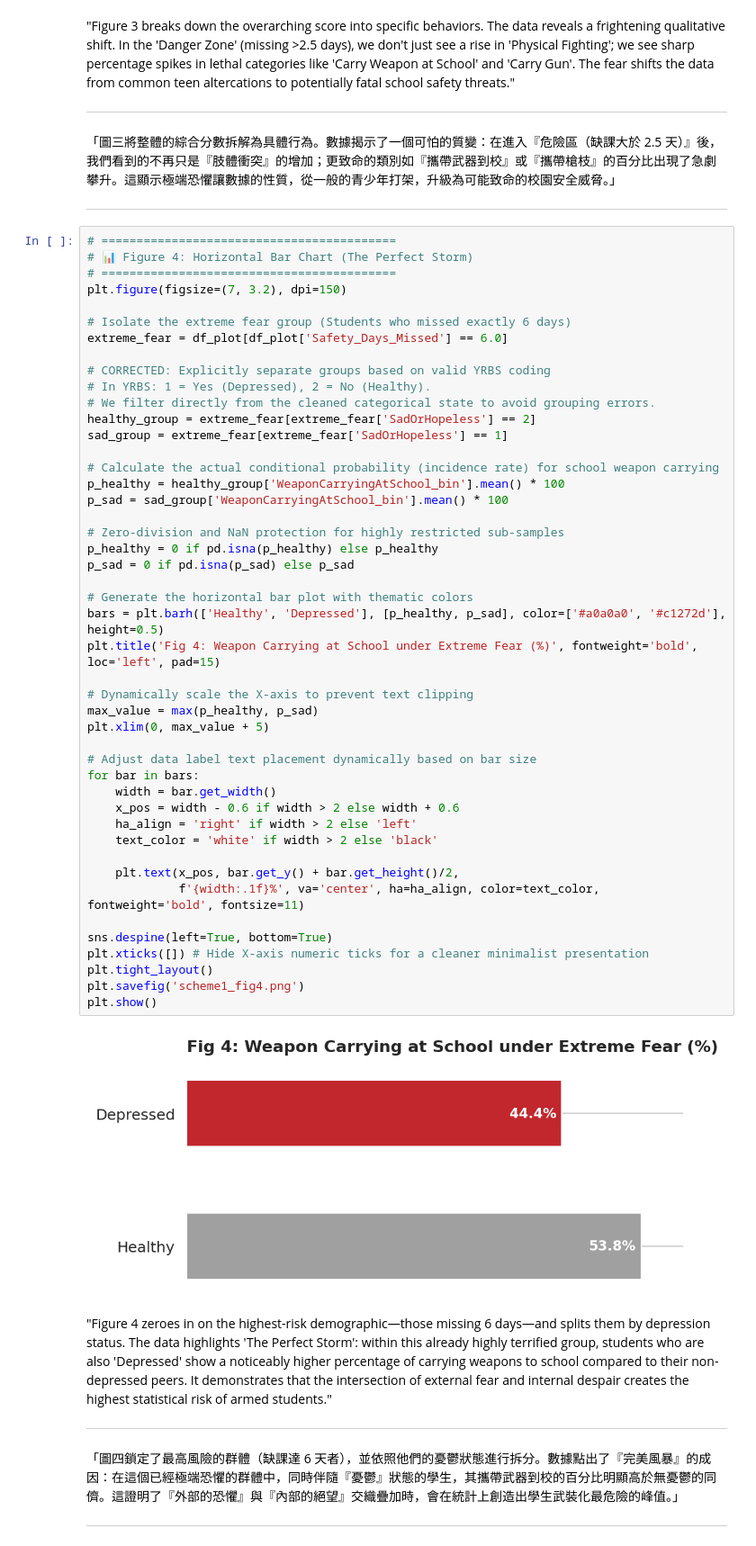
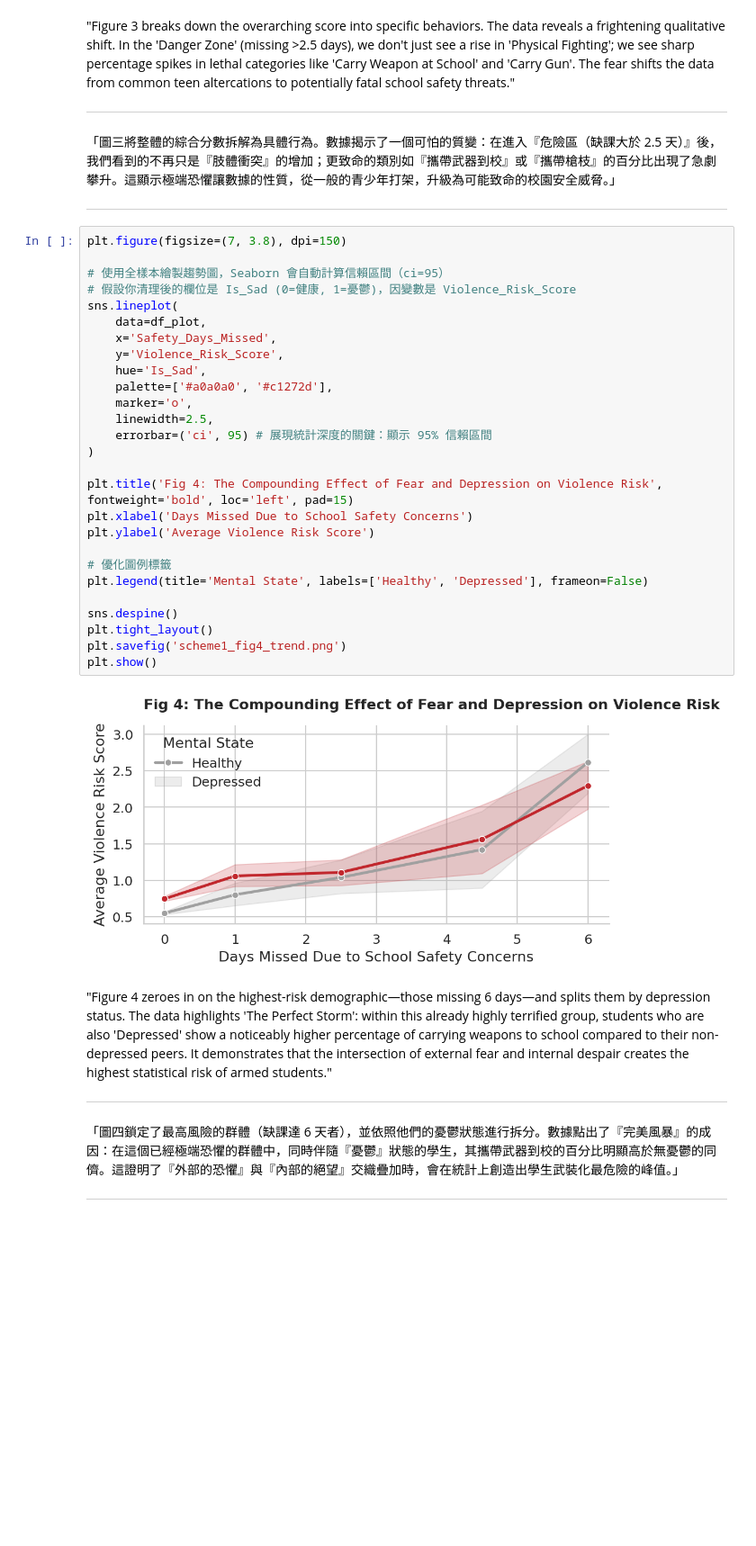
Before and after one commit to Geraldand/2026SpringStat2-Final-Individual-Project, a Jupyter notebook: notebooks / Final_Individual_Project.ipynb, the cells around one changed output. Shown at 90% size. Drawn from its saved outputs; the diff is of its cells as text; blank space fills up the shorter version.

```diff
--- a/notebooks / Final_Individual_Project.ipynb
+++ b/notebooks / Final_Individual_Project.ipynb
@@ -500,54 +500,35 @@ plt.show()
 「圖三將整體的綜合分數拆解為具體行為。數據揭示了一個可怕的質變：在進入『危險區（缺課大於 2.5 天）』後，我們看到的不再只是『肢體衝突』的增加；更致命的類別如『攜帶武器到校』或『攜帶槍枝』的百分比出現了急劇攀升。這顯示極端恐懼讓數據的性質，從一般的青少年打架，升級為可能致命的校園安全威脅。」
 
 ---
-# %%
-# ==========================================
-# 📊 Figure 4: Horizontal Bar Chart (The Perfect Storm)
-# ==========================================
-plt.figure(figsize=(7, 3.2), dpi=150)
-
-# Isolate the extreme fear group (Students who missed exactly 6 days)
-extreme_fear = df_plot[df_plot['Safety_Days_Missed'] == 6.0]
-
-# CORRECTED: Explicitly separate groups based on valid YRBS coding
-# In YRBS: 1 = Yes (Depressed), 2 = No (Healthy).
-# We filter directly from the cleaned categorical state to avoid grouping errors.
-healthy_group = extreme_fear[extreme_fear['SadOrHopeless'] == 2]
-sad_group = extreme_fear[extreme_fear['SadOrHopeless'] == 1]
-
-# Calculate the actual conditional probability (incidence rate) for school weapon carrying
-p_healthy = healthy_group['WeaponCarryingAtSchool_bin'].mean() * 100
-p_sad = sad_group['WeaponCarryingAtSchool_bin'].mean() * 100
-
-# Zero-division and NaN protection for highly restricted sub-samples
-p_healthy = 0 if pd.isna(p_healthy) else p_healthy
-p_sad = 0 if pd.isna(p_sad) else p_sad
-
-# Generate the horizontal bar plot with thematic colors
-bars = plt.barh(['Healthy', 'Depressed'], [p_healthy, p_sad], color=['#a0a0a0', '#c1272d'], height=0.5)
-plt.title('Fig 4: Weapon Carrying at School under Extreme Fear (%)', fontweight='bold', loc='left', pad=15)
-
-# Dynamically scale the X-axis to prevent text clipping
-max_value = max(p_healthy, p_sad)
-plt.xlim(0, max_value + 5)
-
-# Adjust data label text placement dynamically based on bar size
-for bar in bars:
-    width = bar.get_width()
-    x_pos = width - 0.6 if width > 2 else width + 0.6
-    ha_align = 'right' if width > 2 else 'left'
-    text_color = 'white' if width > 2 else 'black'
-
-    plt.text(x_pos, bar.get_y() + bar.get_height()/2,
-             f'{width:.1f}%', va='center', ha=ha_align, color=text_color, fontweight='bold', fontsize=11)
-
-sns.despine(left=True, bottom=True)
-plt.xticks([]) # Hide X-axis numeric ticks for a cleaner minimalist presentation
-plt.tight_layout()
-plt.savefig('scheme1_fig4.png')
-plt.show()
-# %% [output]
-[figure, removed]
+# %%
+plt.figure(figsize=(7, 3.8), dpi=150)
+
+# 使用全樣本繪製趨勢圖，Seaborn 會自動計算信賴區間（ci=95）
+# 假設你清理後的欄位是 Is_Sad (0=健康, 1=憂鬱)，因變數是 Violence_Risk_Score
+sns.lineplot(
+    data=df_plot,
+    x='Safety_Days_Missed',
+    y='Violence_Risk_Score',
+    hue='Is_Sad',
+    palette=['#a0a0a0', '#c1272d'],
+    marker='o',
+    linewidth=2.5,
+    errorbar=('ci', 95) # 展現統計深度的關鍵：顯示 95% 信賴區間
+)
+
+plt.title('Fig 4: The Compounding Effect of Fear and Depression on Violence Risk', fontweight='bold', loc='left', pad=15)
+plt.xlabel('Days Missed Due to School Safety Concerns')
+plt.ylabel('Average Violence Risk Score')
+
+# 優化圖例標籤
+plt.legend(title='Mental State', labels=['Healthy', 'Depressed'], frameon=False)
+
+sns.despine()
+plt.tight_layout()
+plt.savefig('scheme1_fig4_trend.png')
+plt.show()
+# %% [output]
+[figure, added]
 # %% [markdown]
 "Figure 4 zeroes in on the highest-risk demographic—those missing 6 days—and splits them by depression status. The data highlights 'The Perfect Storm': within this already highly terrified group, students who are also 'Depressed' show a noticeably higher percentage of carrying weapons to school compared to their non-depressed peers. It demonstrates that the intersection of external fear and internal despair creates the highest statistical risk of armed students."
 
```
